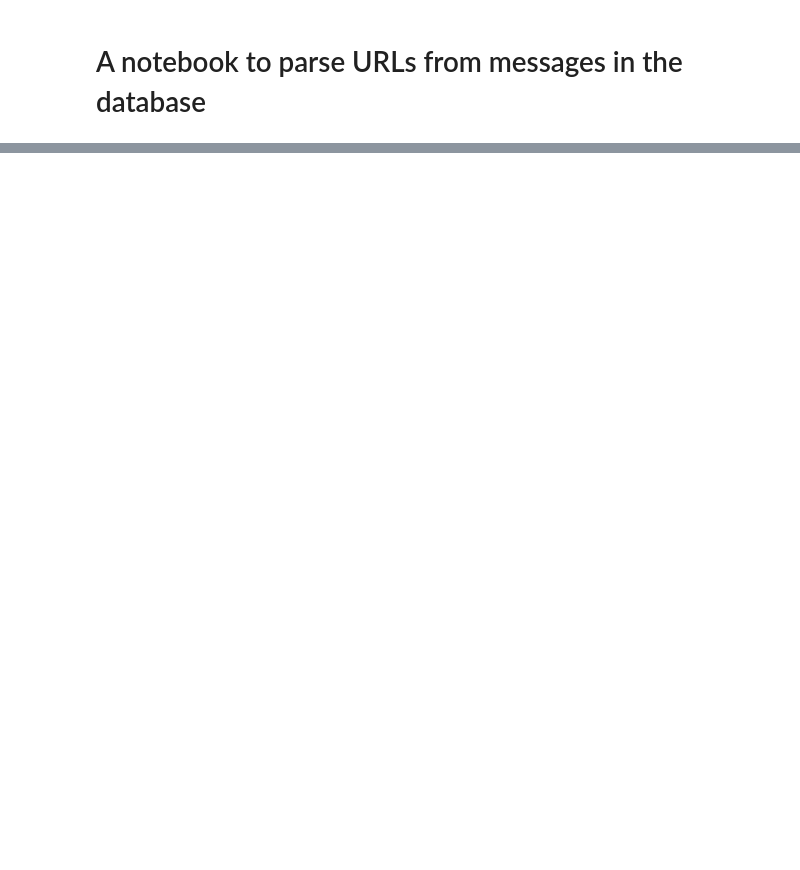
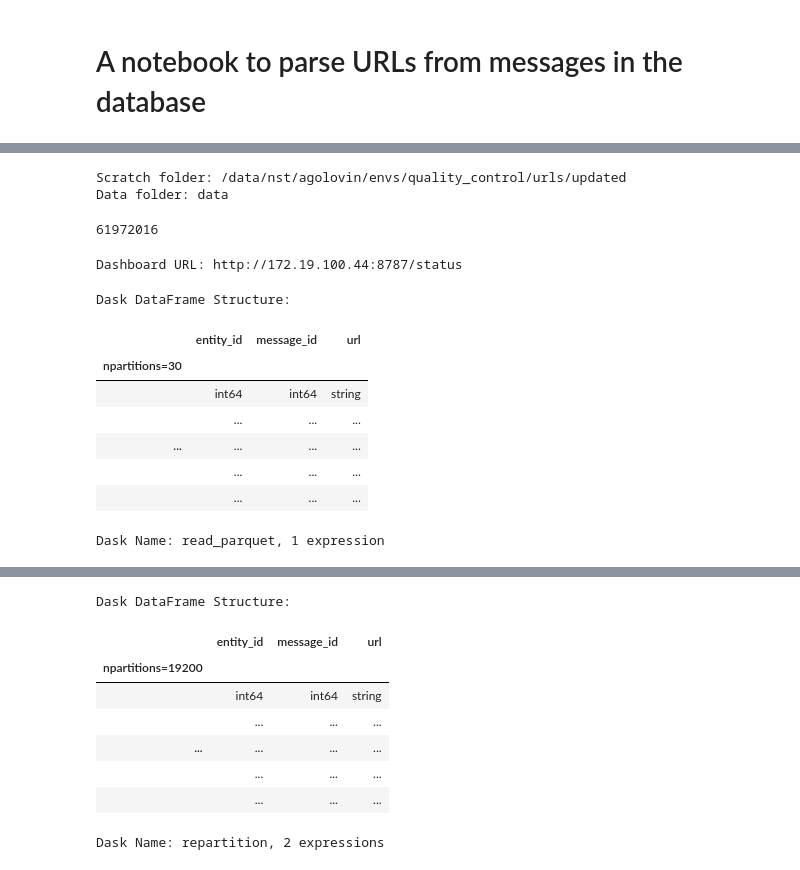
Before and after one commit to Priesemann-Group/telegram_quality_control, a Jupyter notebook: notebooks/analysis/url_reliability.ipynb, the cells around one changed output, grey strips where cells are left out. Saved outputs shown, nothing was run; the diff lists cells and outputs as text; code cells hidden in the pictures; blank space fills up the shorter version.

```diff
--- a/notebooks/analysis/url_reliability.ipynb
+++ b/notebooks/analysis/url_reliability.ipynb
@@ -32,19 +36,22 @@ lang_score = 0.8
 
 test_run = False
 
-num_workers = 1  # number of parallel workers to use
+num_workers = 64  # number of parallel workers to use
 if test_run:
     chunk_size = 100  # number of entities to process in one chunk
 else:
     chunk_size = 10_000
 
-scratch_folder = Path(os.environ.get("SCRATCH_FOLDER")) / "urls"
+scratch_folder = Path(os.environ.get("SCRATCH_FOLDER")) / "urls" / "updated"
 print(f"Scratch folder: {scratch_folder}")
 scratch_folder.mkdir(parents=True, exist_ok=True)
 
 data_folder = Path(os.environ.get("OUTPUT_FOLDER"))
 print(f"Data folder: {data_folder}")
 data_folder.mkdir(parents=True, exist_ok=True)
+# %% [output]
+Scratch folder: /data/nst/agolovin/envs/quality_control/urls/updated
+Data folder: data
 # %%
 db_url = get_conn_string()
 
@@ -202,0 +83,54 @@ for file in cache_files.values():
+# %%
+urls = dd.read_parquet(url_path)
+len(urls)
+# %% [output]
+61972016
+# %%
+if test_run:
+    cluster = LocalCluster(n_workers=num_workers, threads_per_worker=1, memory_limit="4GB")
+    client = Client(cluster)
+else:
+    cluster = SLURMCluster(
+        cores=1,
+        processes=2,
+        memory="16GB",
+        queue="nariman",
+        interface="ens4f0np0",
+        walltime="02:00:00",
+        log_directory="./logs",
+    )
+    cluster.scale(num_workers)
+    client = cluster.get_client()
+
+print(f"Dashboard URL: {client.dashboard_link}")
+# %% [output]
+Dashboard URL: http://172.19.100.44:8787/status
+# %%
+url_ddf = dd.read_parquet(url_path)
+
+display(url_ddf)
+
+num_partitions = url_ddf.npartitions
+
+larger_than_memory = num_partitions
+print(
+    f"Warning: the DataFrame is larger than memory and will be processed in {num_partitions} partitions."
+)
+
+for col in ["message_id", "url"]:
+    if col not in url_ddf.columns:
+        raise ValueError(f"The DataFrame must contain a '{col}' column.")
+
+url_ddf = url_ddf.repartition(npartitions=num_workers * url_ddf.npartitions * 10)
+
+url_ddf
+# %% [output]
+Dask DataFrame Structure:
+|  | entity_id | message_id | url |
+| npartitions=30 |  |  |  |
+|  | int64 | int64 | string |
+|  | ... | ... | ... |
+| ... | ... | ... | ... |
+|  | ... | ... | ... |
+|  | ... | ... | ... |
+Dask Name: read_parquet, 1 expression
@@ -202,0 +138,9 @@ for file in cache_files.values():
+Dask DataFrame Structure:
+|  | entity_id | message_id | url |
+| npartitions=19200 |  |  |  |
+|  | int64 | int64 | string |
+|  | ... | ... | ... |
+| ... | ... | ... | ... |
+|  | ... | ... | ... |
+|  | ... | ... | ... |
+Dask Name: repartition, 2 expressions
```
Also changed, not shown: parts of 12 cells of this notebook, 13 other files.
